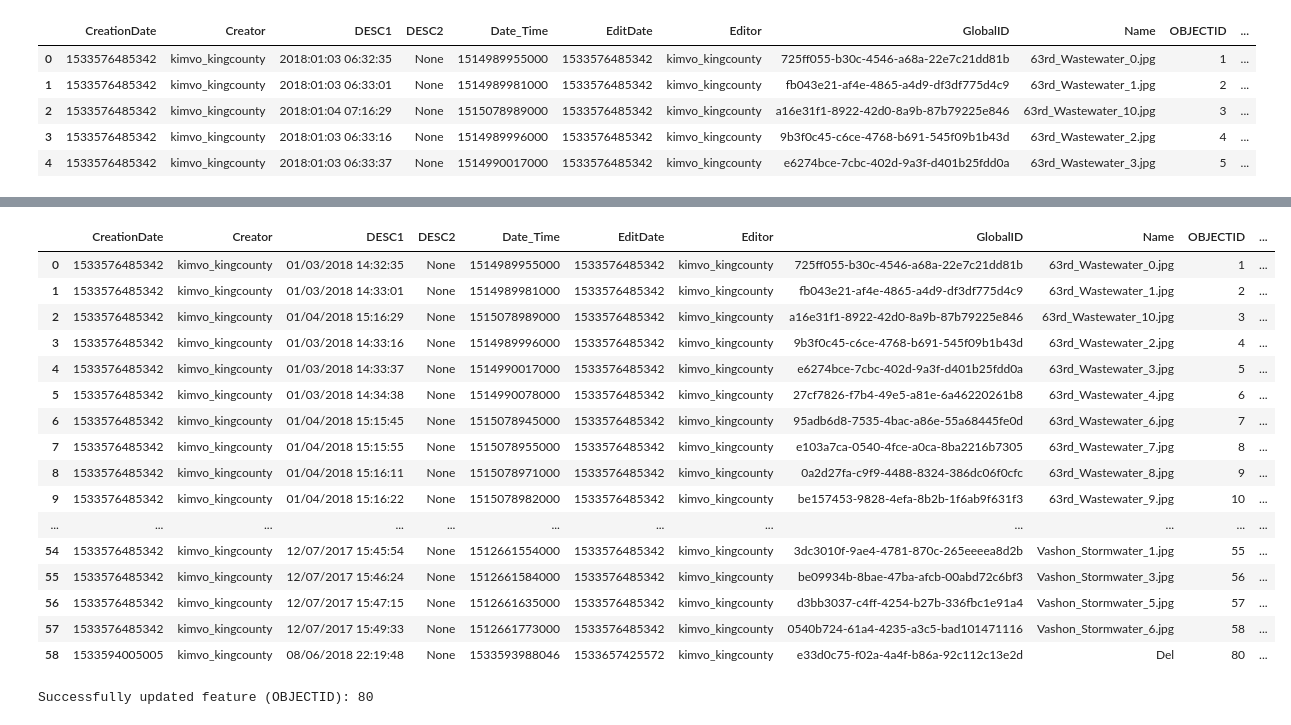
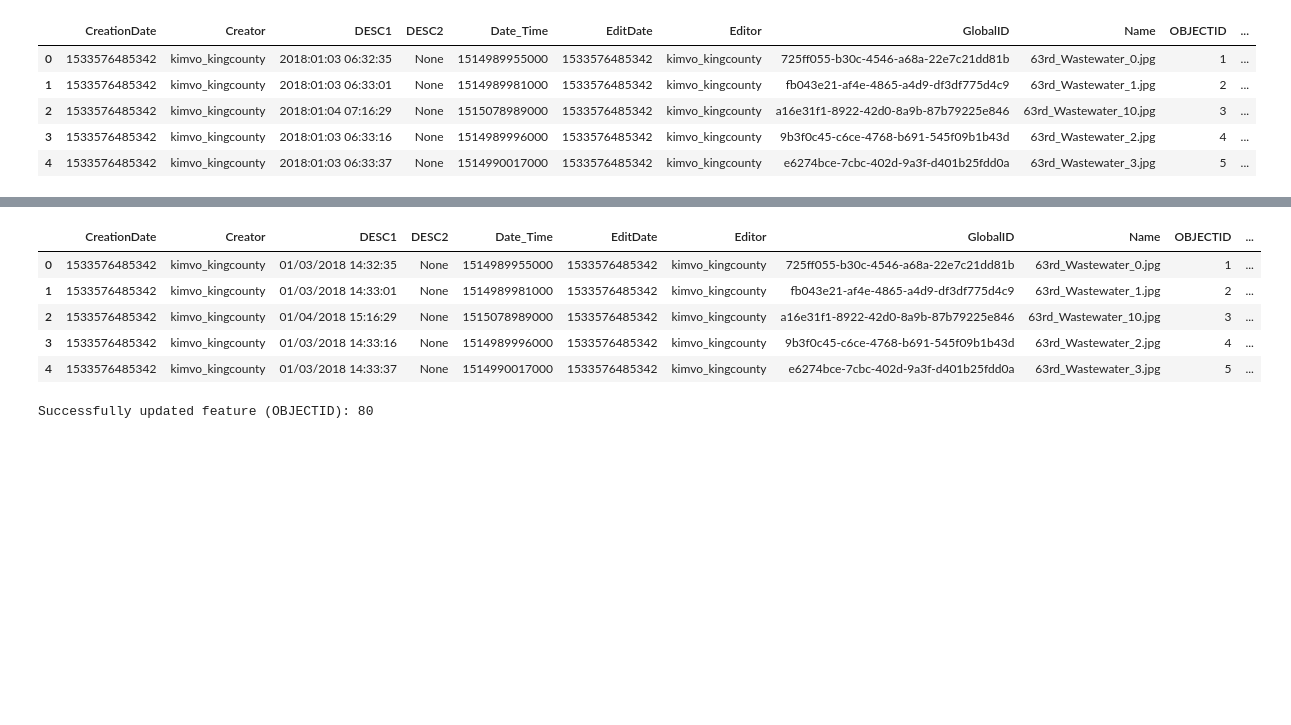
Before and after one commit to vokim37/KC_AGO_KingTidePhotoCollector, a Jupyter notebook: PhotosCollectorProcess.ipynb, the cells around one changed output, grey strips where cells are left out. Drawn from its saved outputs; the diff is of its cells as text; code cells hidden in the pictures; blank space fills up the shorter version.

```diff
--- a/PhotosCollectorProcess.ipynb
+++ b/PhotosCollectorProcess.ipynb
@@ -88,3 +77,3 @@ properties
 }
 # %%
-layer.manager.update_definition(properties)
+#layer.manager.update_definition(properties)
@@ -197,28 +171,16 @@ data.df
 # %%
 # Convert and update date (Date -> Text)
-count = 0
 for i in data:
     date_str = time.strftime('%m/%d/%Y %H:%M:%S', time.gmtime((i.attributes['Date_Time'])/1000.0))
     i.attributes['DESC1'] = date_str
-data.df
+data.df.head()
 # %% [output]
 |  | CreationDate | Creator | DESC1 | DESC2 | Date_Time | EditDate | Editor | GlobalID | Name | OBJECTID | ... |
 | 0 | 1533576485342 | kimvo_kingcounty | 01/03/2018 14:32:35 | None | 1514989955000 | 1533576485342 | kimvo_kingcounty | 725ff055-b30c-4546-a68a-22e7c21dd81b | 63rd_Wastewater_0.jpg | 1 | ... |
 | 1 | 1533576485342 | kimvo_kingcounty | 01/03/2018 14:33:01 | None | 1514989981000 | 1533576485342 | kimvo_kingcounty | fb043e21-af4e-4865-a4d9-df3df775d4c9 | 63rd_Wastewater_1.jpg | 2 | ... |
 | 2 | 1533576485342 | kimvo_kingcounty | 01/04/2018 15:16:29 | None | 1515078989000 | 1533576485342 | kimvo_kingcounty | a16e31f1-8922-42d0-8a9b-87b79225e846 | 63rd_Wastewater_10.jpg | 3 | ... |
 | 3 | 1533576485342 | kimvo_kingcounty | 01/03/2018 14:33:16 | None | 1514989996000 | 1533576485342 | kimvo_kingcounty | 9b3f0c45-c6ce-4768-b691-545f09b1b43d | 63rd_Wastewater_2.jpg | 4 | ... |
 | 4 | 1533576485342 | kimvo_kingcounty | 01/03/2018 14:33:37 | None | 1514990017000 | 1533576485342 | kimvo_kingcounty | e6274bce-7cbc-402d-9a3f-d401b25fdd0a | 63rd_Wastewater_3.jpg | 5 | ... |
-| 5 | 1533576485342 | kimvo_kingcounty | 01/03/2018 14:34:38 | None | 1514990078000 | 1533576485342 | kimvo_kingcounty | 27cf7826-f7b4-49e5-a81e-6a46220261b8 | 63rd_Wastewater_4.jpg | 6 | ... |
-| 6 | 1533576485342 | kimvo_kingcounty | 01/04/2018 15:15:45 | None | 1515078945000 | 1533576485342 | kimvo_kingcounty | 95adb6d8-7535-4bac-a86e-55a68445fe0d | 63rd_Wastewater_6.jpg | 7 | ... |
-| 7 | 1533576485342 | kimvo_kingcounty | 01/04/2018 15:15:55 | None | 1515078955000 | 1533576485342 | kimvo_kingcounty | e103a7ca-0540-4fce-a0ca-8ba2216b7305 | 63rd_Wastewater_7.jpg | 8 | ... |
-| 8 | 1533576485342 | kimvo_kingcounty | 01/04/2018 15:16:11 | None | 1515078971000 | 1533576485342 | kimvo_kingcounty | 0a2d27fa-c9f9-4488-8324-386dc06f0cfc | 63rd_Wastewater_8.jpg | 9 | ... |
-| 9 | 1533576485342 | kimvo_kingcounty | 01/04/2018 15:16:22 | None | 1515078982000 | 1533576485342 | kimvo_kingcounty | be157453-9828-4efa-8b2b-1f6ab9f631f3 | 63rd_Wastewater_9.jpg | 10 | ... |
-| ... | ... | ... | ... | ... | ... | ... | ... | ... | ... | ... | ... |
-| 54 | 1533576485342 | kimvo_kingcounty | 12/07/2017 15:45:54 | None | 1512661554000 | 1533576485342 | kimvo_kingcounty | 3dc3010f-9ae4-4781-870c-265eeeea8d2b | Vashon_Stormwater_1.jpg | 55 | ... |
-| 55 | 1533576485342 | kimvo_kingcounty | 12/07/2017 15:46:24 | None | 1512661584000 | 1533576485342 | kimvo_kingcounty | be09934b-8bae-47ba-afcb-00abd72c6bf3 | Vashon_Stormwater_3.jpg | 56 | ... |
-| 56 | 1533576485342 | kimvo_kingcounty | 12/07/2017 15:47:15 | None | 1512661635000 | 1533576485342 | kimvo_kingcounty | d3bb3037-c4ff-4254-b27b-336fbc1e91a4 | Vashon_Stormwater_5.jpg | 57 | ... |
-| 57 | 1533576485342 | kimvo_kingcounty | 12/07/2017 15:49:33 | None | 1512661773000 | 1533576485342 | kimvo_kingcounty | 0540b724-61a4-4235-a3c5-bad101471116 | Vashon_Stormwater_6.jpg | 58 | ... |
-| 58 | 1533594005005 | kimvo_kingcounty | 08/06/2018 22:19:48 | None | 1533593988046 | 1533657425572 | kimvo_kingcounty | e33d0c75-f02a-4a4f-b86a-92c112c13e2d | Del | 80 | ... |
 # %%
 # Update data to AGO layer
 myList = []
```
Also changed, not shown: parts of 5 cells of this notebook.
